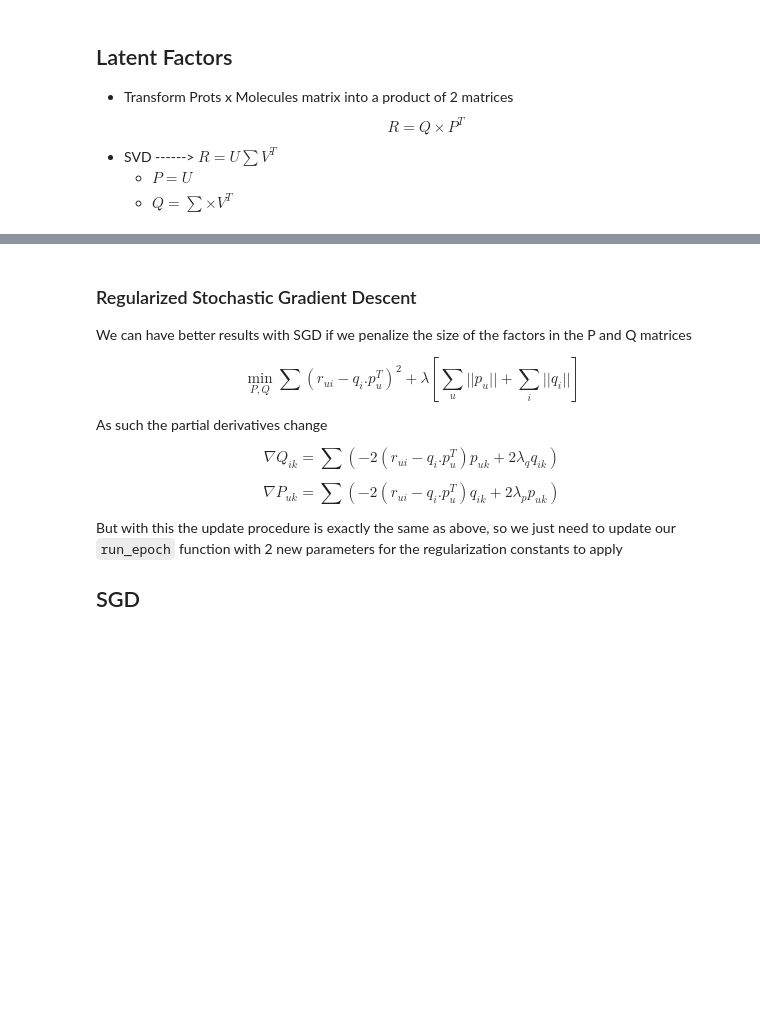
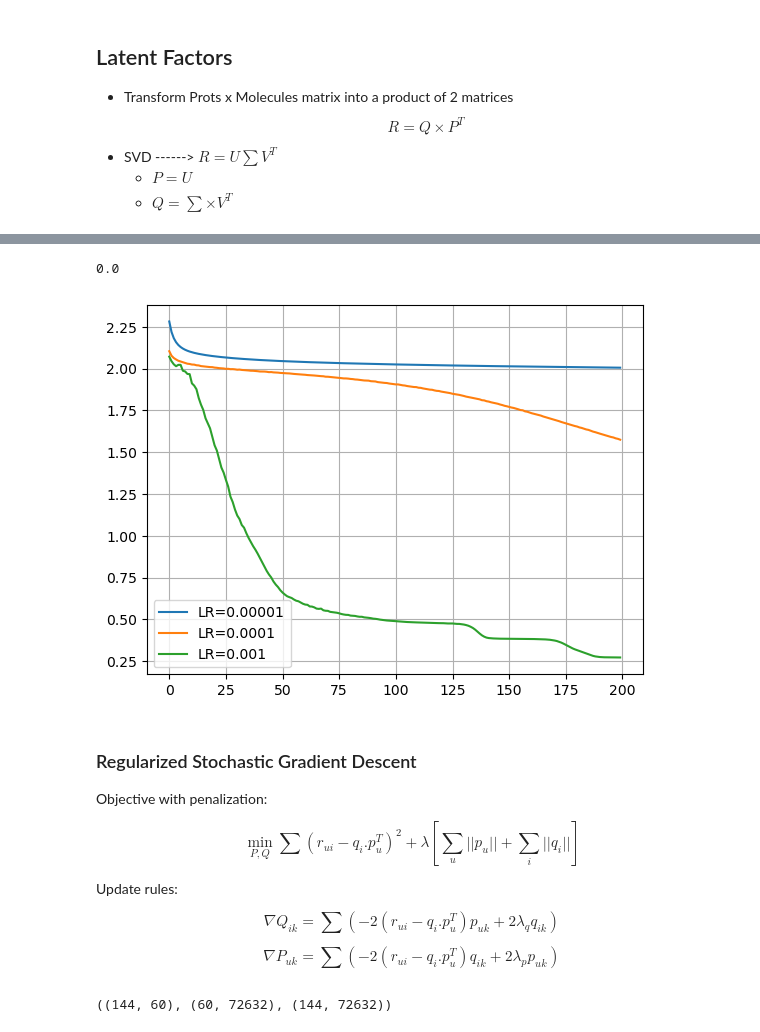
Before and after one commit to Parolps/Project, a Jupyter notebook: latent_factors.ipynb, the cells around one changed output, grey strips where cells are left out. Cells and saved outputs as stored; diff of their text form; code cells hidden in the pictures; blank space fills up the shorter version.

```diff
--- a/latent_factors.ipynb
+++ b/latent_factors.ipynb
@@ -143,15 +274,61 @@ K=29 MSE=0.18827560724473483
+# %%
+i = 0
+R[locations[i][0], locations[i][1]]
+P[locations[i][0]] @ Q[locations[i][1]]
+# %% [output]
+0.0
+# %%
+U, S, V = svd(Full_table, full_matrices=False)
+P, Q = get_factors(U, S, V, k=60)
+locations = np.argwhere(Full_table.values > 0)
+R = Full_table.values
+
+
+def epoch(positions, R, P, Q, seed=42, LR=0.0001):
+    np.random.seed(seed)
+    np.random.shuffle(positions)
+    for pos in positions:
+        R_ui = R[pos[0], pos[1]]
+        delta = 2 * (R_ui - P[pos[0], :] @ Q[:, pos[1]])
+        Q[:, pos[1]] += LR * delta * P[pos[0], :]
+        P[pos[0], :] += LR * delta * Q[:, pos[1]]
+    return P, Q
+
+
+def SGD(R, epochs=10, k=10, seed=42, LR=0.001):
+    U, S, V = svd(R, full_matrices=False)
+    P, Q = get_factors(U, S, V, k=k)
+    locations = np.argwhere(R > 0)
+    mses = []
+    for _ in range(epochs):
+        P, Q = epoch(locations, R, P, Q, seed=seed, LR=LR)
+        mses.append(masked_MSE(R, P @ Q))
+    return P, Q, mses
+
+
+P, Q, mses = SGD(R, epochs=10, k=60, seed=42, LR=0.001)
+# %%
+P, Q, mses1 = SGD(R, epochs=200, k=60, seed=42, LR=0.00001)
+P, Q, mses2 = SGD(R, epochs=200, k=60, seed=42, LR=0.0001)
+P, Q, mses3 = SGD(R, epochs=200, k=60, seed=42, LR=0.001)
+# %%
+plt.plot(mses1, label="LR=0.00001")
+plt.plot(mses2, label="LR=0.0001")
+plt.plot(mses3, label="LR=0.001")
+plt.legend()
+plt.grid()
+plt.show()
+# %% [output]
+[figure, added]
 # %% [markdown]
 ### Regularized Stochastic Gradient Descent
 
-We can have better results with SGD if we penalize the size of the factors in the P and Q matrices
+Objective with penalization:
 
 $$ \min_{P,Q} \sum(r_{ui} - q_i.p^T_u) ^2 + \lambda\left[ \sum_u||p_u|| + \sum_i||q_i|| \right]$$
 
-As such the partial derivatives change
+Update rules:
 
 $$ \nabla Q_{ik} = \sum\left(-2(r_{ui} - q_i.p^T_u)p_{uk} + 2\lambda_q q_{ik} \right) $$
 
 $$ \nabla P_{uk} = \sum\left(-2(r_{ui} - q_i.p^T_u)q_{ik} + 2\lambda_p p_{uk} \right) $$
-
-But with this the update procedure is exactly the same as above, so we just need to update our `run_epoch` function with 2 new parameters for the regularization constants to apply
-## SGD
@@ -162,0 +335,4 @@ P, Q = get_factors(U, S, V, k=k)
+# %%
+P.shape, Q.shape, R.shape
+# %% [output]
+((144, 60), (60, 72632), (144, 72632))
```
Also changed, not shown: parts of 35 cells of this notebook, 6 other files.
